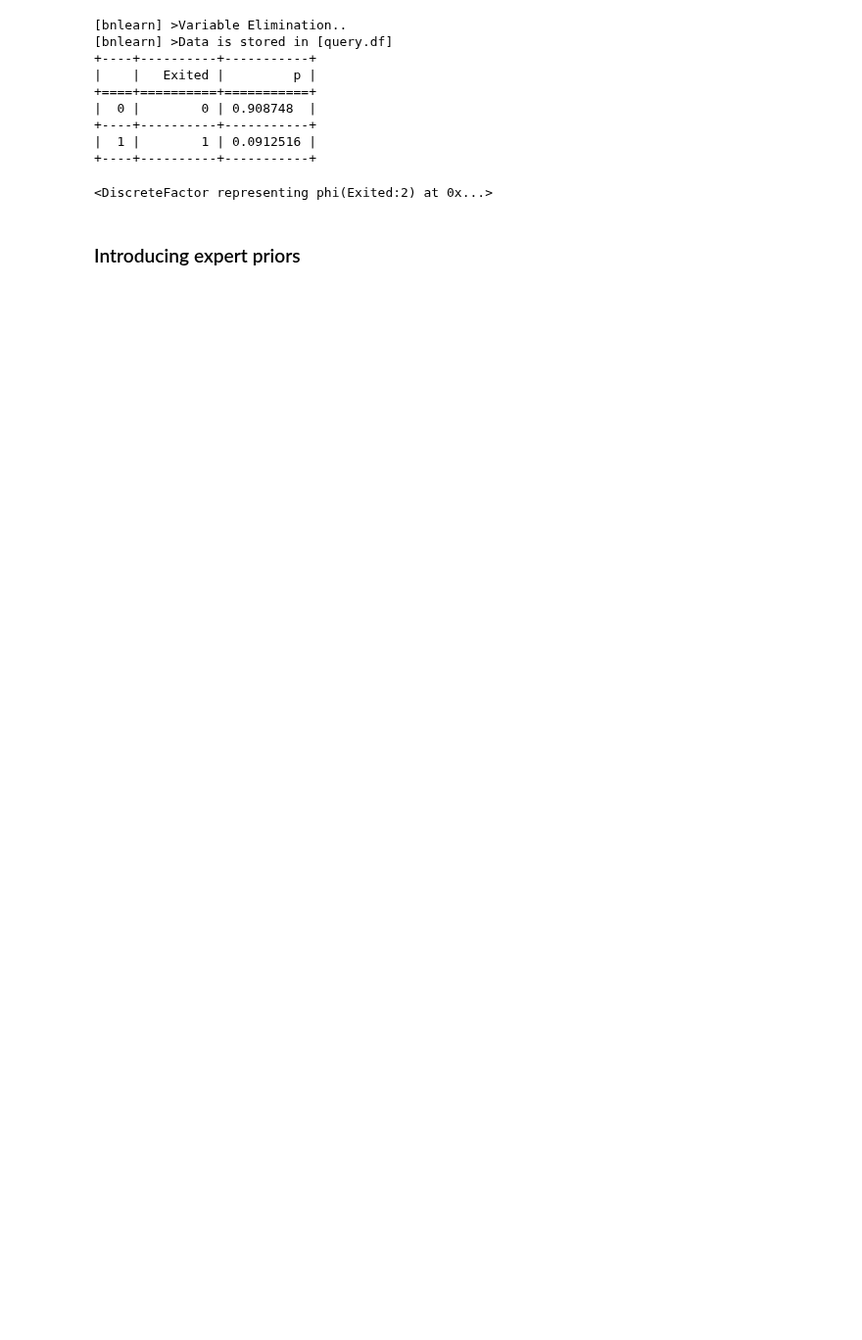
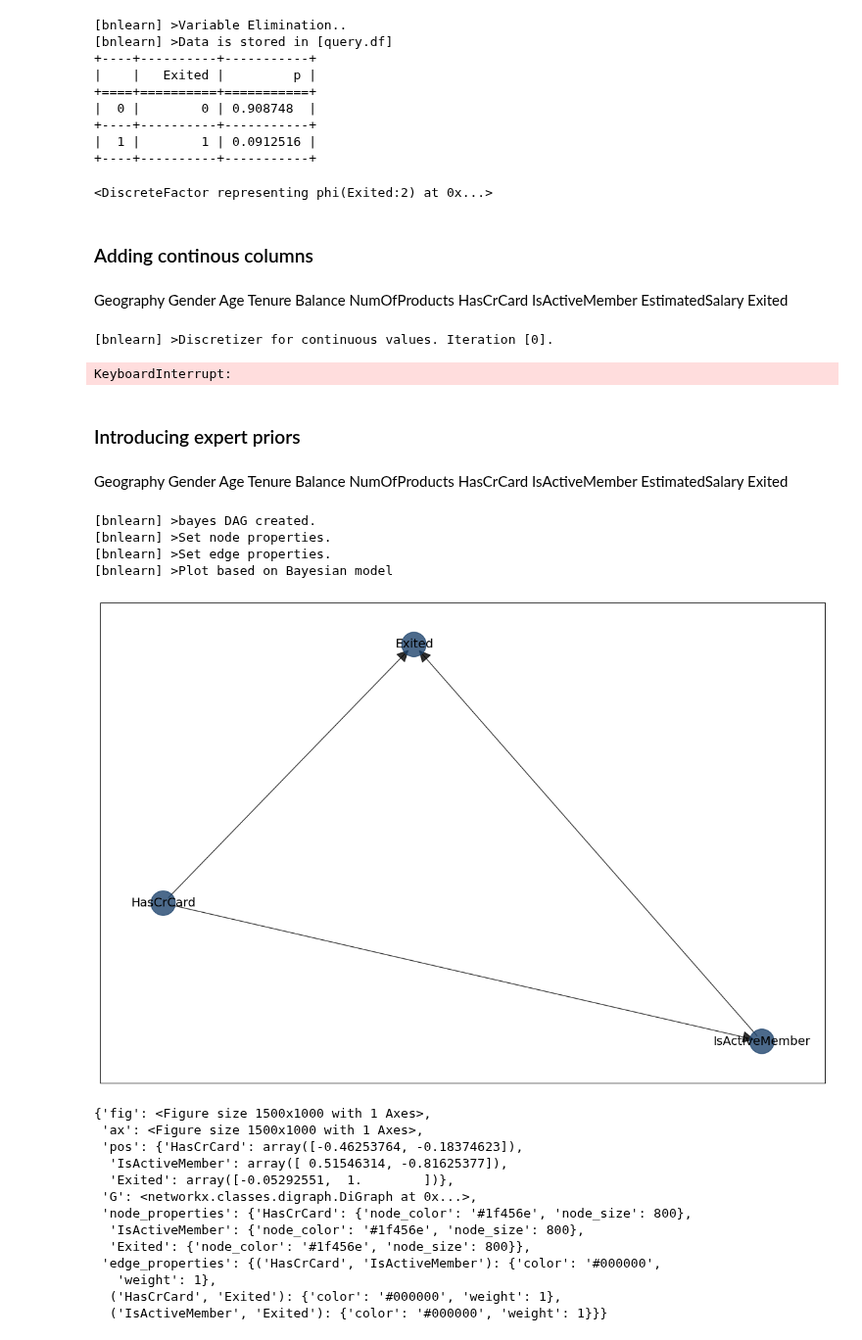
Before and after one commit to Haydn-Martin/CausalAIPlayground, a Jupyter notebook: playground.ipynb, the cells around one changed output. Shown at 98% size. Cells and saved outputs as stored; diff of their text form; code cells hidden in the pictures; blank space fills up the shorter version.

Commit message:
Making discrete columns and introducing expert priors

```diff
--- a/playground.ipynb
+++ b/playground.ipynb
@@ -162,3 +166,7 @@ bn.inference.fit(model_par,
 |  1 |        1 | 0.0912516 |
 +----+----------+-----------+
 <DiscreteFactor representing phi(Exited:2) at 0x...>
+# %% [markdown]
+### Adding continous columns
+# %% [markdown]
+Geography	Gender	Age	Tenure	Balance	NumOfProducts	HasCrCard	IsActiveMember	EstimatedSalary	Exited
@@ -165,2 +183,26 @@ bn.inference.fit(model_par,
+# %%
+cont_cols = ['CreditScore',
+             'EstimatedSalary']
+# %%
+df_discrete = bn.discretize(data=cont_df,
+                            edges=edges,
+                            continuous_columns=cont_cols,
+                            max_iterations=1)
+# %% [output]
+[bnlearn] >Discretizer for continuous values. Iteration [0].
+KeyboardInterrupt:
+# %%
+### Model as above ###
+
+# Learn the structure
+model = bn.structure_learning.fit(df_discrete, methodtype='hc', scoretype='bic')
+
+# Independence test
+model = bn.independence_test(model, df, prune=True)
+
+# Make plot
+bn.plot(model)
+# Create interactive plot
+bn.plot(model, interactive=True)
 # %% [markdown]
 ### Introducing expert priors
@@ -166,0 +211,32 @@ bn.inference.fit(model_par,
+# %% [markdown]
+Geography	Gender	Age	Tenure	Balance	NumOfProducts	HasCrCard	IsActiveMember	EstimatedSalary	Exited
+# %%
+# I think these causal pathways exist
+exp_edges = [
+    ('HasCrCard', 'IsActiveMember'),
+    ('IsActiveMember', 'Exited'),
+    ('HasCrCard', 'Exited')
+]
+# %%
+# Visualise
+DAG = bn.make_DAG(exp_edges)
+bn.plot(DAG)
+# %% [output]
+[bnlearn] >bayes DAG created.
+[bnlearn] >Set node properties.
+[bnlearn] >Set edge properties.
+[bnlearn] >Plot based on Bayesian model
+[figure, added]
+{'fig': <Figure size 1500x1000 with 1 Axes>,
+ 'ax': <Figure size 1500x1000 with 1 Axes>,
+ 'pos': {'HasCrCard': array([-0.46253764, -0.18374623]),
+  'IsActiveMember': array([ 0.51546314, -0.81625377]),
+  'Exited': array([-0.05292551,  1.        ])},
+ 'G': <networkx.classes.digraph.DiGraph at 0x...>,
+ 'node_properties': {'HasCrCard': {'node_color': '#1f456e', 'node_size': 800},
+  'IsActiveMember': {'node_color': '#1f456e', 'node_size': 800},
+  'Exited': {'node_color': '#1f456e', 'node_size': 800}},
+ 'edge_properties': {('HasCrCard', 'IsActiveMember'): {'color': '#000000',
+   'weight': 1},
+  ('HasCrCard', 'Exited'): {'color': '#000000', 'weight': 1},
+  ('IsActiveMember', 'Exited'): {'color': '#000000', 'weight': 1}}}
```
Also changed, not shown: parts of 18 cells of this notebook.
